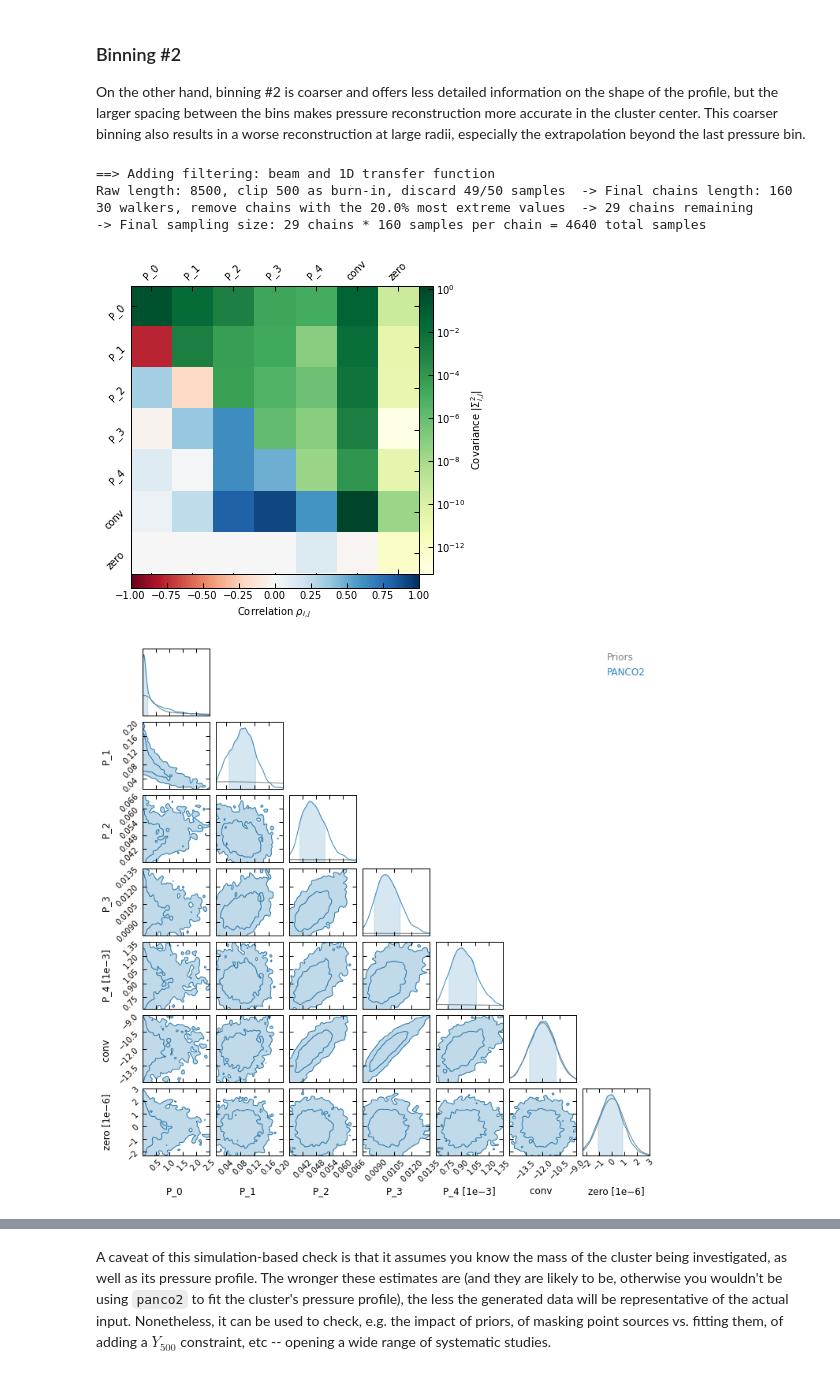
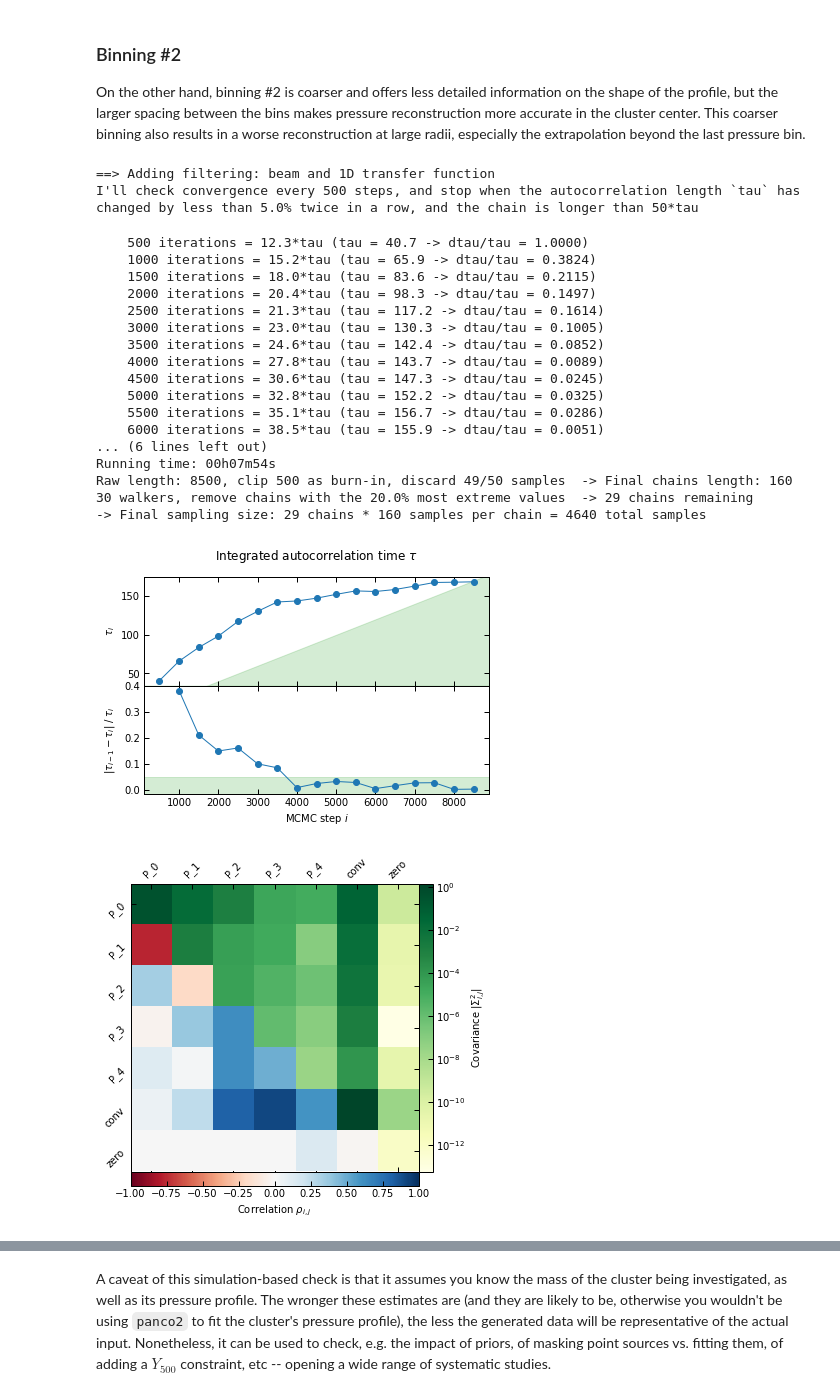
Before and after one commit to fkeruzore/panco2, a Jupyter notebook: docs/source/notebooks/sim_checks.ipynb, the cells around one changed output, grey strips where cells are left out. Saved outputs shown, nothing was run; the diff lists cells and outputs as text; code cells hidden in the pictures.

```diff
--- a/docs/source/notebooks/sim_checks.ipynb
+++ b/docs/source/notebooks/sim_checks.ipynb
@@ -155,14 +155,13 @@ ppf.define_priors(
     zero=ss.norm(0.0, 1e-6)
 )
 
-# Uncomment to run the MCMC
-# np.random.seed(42)
-# _ = ppf.run_mcmc(
-#     30, 5e4, 4, n_check=5e2, max_delta_tau=0.05, min_autocorr_times=50,
-#     out_chains_file=f"{path}/rawchains_{i}.npz",
-#     plot_convergence=f"{path}/mcmc_convergence_{i}.pdf",
-#     progress=False
-# )
+np.random.seed(42)
+_ = ppf.run_mcmc(
+    30, 5e4, 4, n_check=5e2, max_delta_tau=0.05, min_autocorr_times=50,
+    out_chains_file=f"{path}/rawchains_{i}.npz",
+    plot_convergence=f"{path}/mcmc_convergence_{i}.pdf",
+    progress=False
+)
 
 chains_clean = p2.results.load_chains(
     f"{path}/rawchains_{i}.npz", 500, 50, clip_percent=20.0, verbose=True
@@ -212,43 +227,57 @@ P_bins = p2.utils.gNFW(r_bins, *ppf.cluster.A10_params)
 ppf.define_priors(
     P_bins=[ss.loguniform(0.01 * P, 100.0 * P) for P in P_bins],
     conv=ss.norm(-12.0, 1.2),
     zero=ss.norm(0.0, 1e-6)
 )
 
-# Uncomment to run the MCMC
-# np.random.seed(42)
-# _ = ppf.run_mcmc(
-#     30, 5e4, 4, n_check=5e2, max_delta_tau=0.05, min_autocorr_times=50,
-#     out_chains_file=f"{path}/rawchains_{i}.npz",
-#     plot_convergence=f"{path}/mcmc_convergence_{i}.pdf",
-#     progress=False
-# )
+np.random.seed(42)
+_ = ppf.run_mcmc(
+    30, 5e4, 4, n_check=5e2, max_delta_tau=0.05, min_autocorr_times=50,
+    out_chains_file=f"{path}/rawchains_{i}.npz",
+    plot_convergence=f"{path}/mcmc_convergence_{i}.pdf",
+    progress=False
+)
 
 chains_clean = p2.results.load_chains(
     f"{path}/rawchains_{i}.npz", 500, 50, clip_percent=20.0, verbose=True
 )
 
 p2.results.mcmc_matrices_plot(
     chains_clean, ppf, filename=f"{path}/mcmc_matrices_{i}.pdf"
 )
 p2.results.mcmc_corner_plot(
     chains_clean, ppf=ppf, show_probs=False,
     filename=f"{path}/mcmc_corner_{i}.pdf",
 )
 
 r_range = np.logspace(
     np.log10(pix_kpc), np.log10(half_map_kpc * np.sqrt(2)), 100
 )
 fig, ax = p2.results.plot_profile(
     chains_clean, ppf, r_range=r_range, label="panco2", color="tab:blue"
 )
 ax.plot(true_prof[0], true_prof[1], "k--", label="Truth")
 ax.legend(frameon=False)
 fig.savefig(f"{path}/pressure_profile_{i}.pdf")
 # %% [output]
 ==> Adding filtering: beam and 1D transfer function
-Raw length: 8500, clip 500 as burn-in, discard 49/50 samples  -> Final chains length: 160
-30 walkers, remove chains with the 20.0% most extreme values  -> 29 chains remaining
--> Final sampling size: 29 chains * 160 samples per chain = 4640 total samples
+I'll check convergence every 500 steps, and stop when the autocorrelation length `tau` has changed by less than 5.0% twice in a row, and the chain is longer than 50*tau
+    500 iterations = 12.3*tau (tau = 40.7 -> dtau/tau = 1.0000)
+    1000 iterations = 15.2*tau (tau = 65.9 -> dtau/tau = 0.3824)
+    1500 iterations = 18.0*tau (tau = 83.6 -> dtau/tau = 0.2115)
+    2000 iterations = 20.4*tau (tau = 98.3 -> dtau/tau = 0.1497)
+    2500 iterations = 21.3*tau (tau = 117.2 -> dtau/tau = 0.1614)
+    3000 iterations = 23.0*tau (tau = 130.3 -> dtau/tau = 0.1005)
+    3500 iterations = 24.6*tau (tau = 142.4 -> dtau/tau = 0.0852)
+    4000 iterations = 27.8*tau (tau = 143.7 -> dtau/tau = 0.0089)
+    4500 iterations = 30.6*tau (tau = 147.3 -> dtau/tau = 0.0245)
+    5000 iterations = 32.8*tau (tau = 152.2 -> dtau/tau = 0.0325)
+    5500 iterations = 35.1*tau (tau = 156.7 -> dtau/tau = 0.0286)
+    6000 iterations = 38.5*tau (tau = 155.9 -> dtau/tau = 0.0051)
+... (6 lines left out)
+Running time: 00h07m54s
+Raw length: 8500, clip 500 as burn-in, discard 49/50 samples  -> Final chains length: 160
+30 walkers, remove chains with the 20.0% most extreme values  -> 29 chains remaining
+-> Final sampling size: 29 chains * 160 samples per chain = 4640 total samples
-[figure, old version]
+[figure, new version]
-[figure, old version]
+[figure, new version]
```
Also changed, not shown: parts of 2 cells of this notebook, 20 other files.
